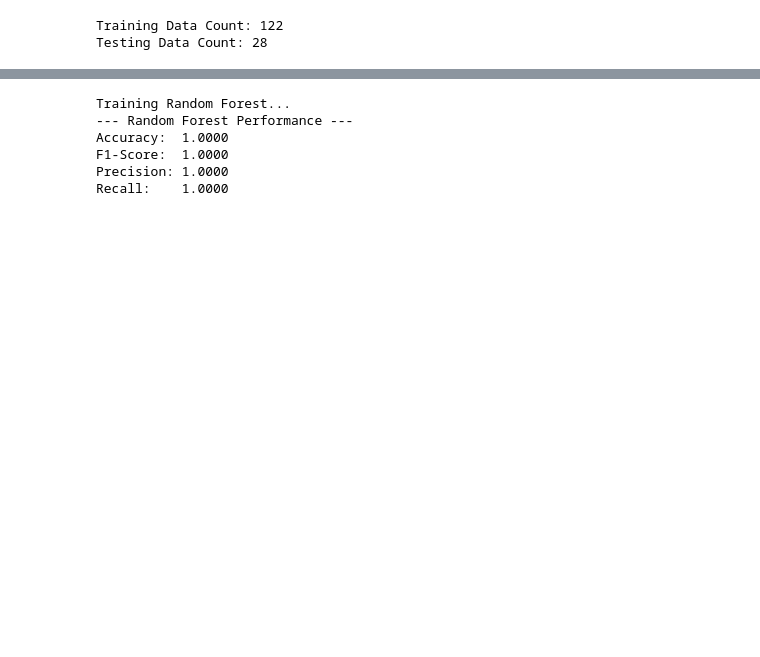
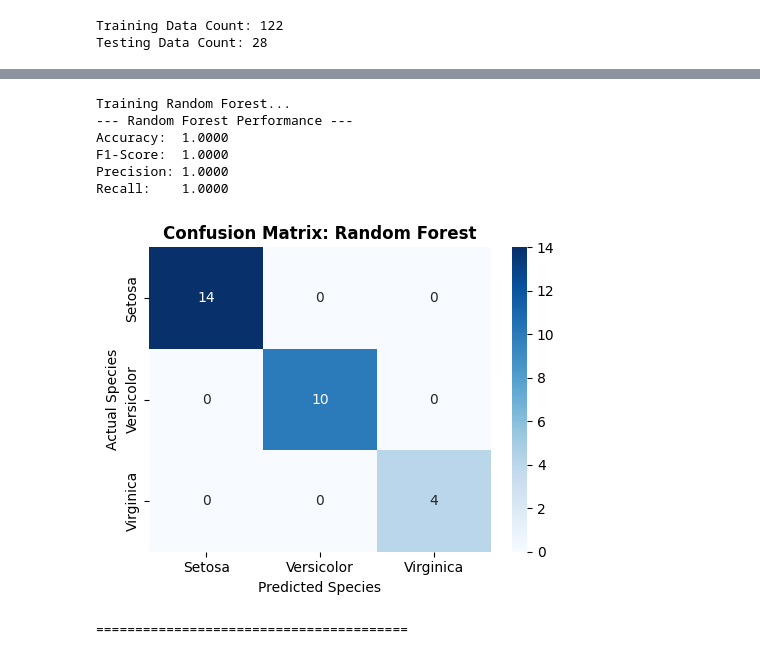
Before and after one commit to pointernullbrain/Iris-Classification, a Jupyter notebook: P167590_STQD6324_IrisClassification.ipynb, the cells around one changed output, grey strips where cells are left out. Cells and saved outputs as stored; diff of their text form; code cells hidden in the pictures; blank space fills up the shorter version.

```diff
--- a/P167590_STQD6324_IrisClassification.ipynb
+++ b/P167590_STQD6324_IrisClassification.ipynb
@@ -141,30 +217,32 @@ Recall:    1.0000
 # %%
 #Random forest
 rf = RandomForestClassifier(labelCol="label", featuresCol="features", seed=42)
 
 # Grid Search Parameters
 #More trees = more computing, less variance. Cap trees at 30, assume it will plateau by then
 #maxDepth 3 or 5 - prevent tree from "overthinking"
 rf_paramGrid = (ParamGridBuilder()
              .addGrid(rf.numTrees, [10, 20, 30])
              .addGrid(rf.maxDepth, [3, 5])
              .build())
 
 rf_cv = CrossValidator(estimator=rf, estimatorParamMaps=rf_paramGrid,
                        evaluator=evaluator_acc, numFolds=3, seed=42)
 
 #Train and predict
 print("Training Random Forest...")
 rf_cvModel = rf_cv.fit(train_data)
 rf_predictions = rf_cvModel.transform(test_data)
-print_metrics("Random Forest", rf_predictions)
+eval_and_print("Random Forest", rf_predictions)
 # %% [output]
 Training Random Forest...
 --- Random Forest Performance ---
 Accuracy:  1.0000
 F1-Score:  1.0000
 Precision: 1.0000
 Recall:    1.0000
+[figure, added]
+========================================
 # %%
 #Logistic regression
 lr = LogisticRegression(labelCol="label", featuresCol="features", family="multinomial")
```
Also changed, not shown: parts of 11 cells of this notebook.
